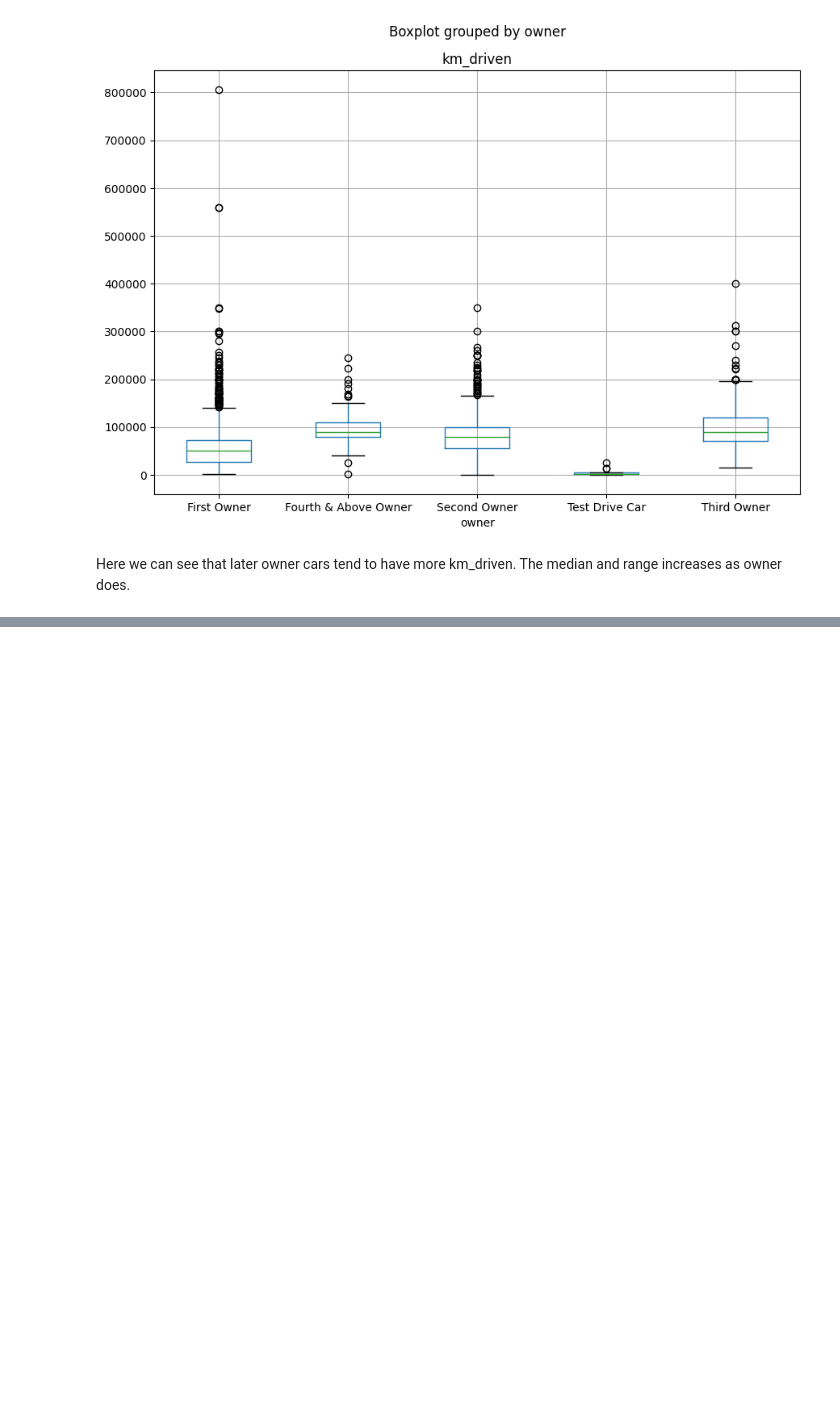
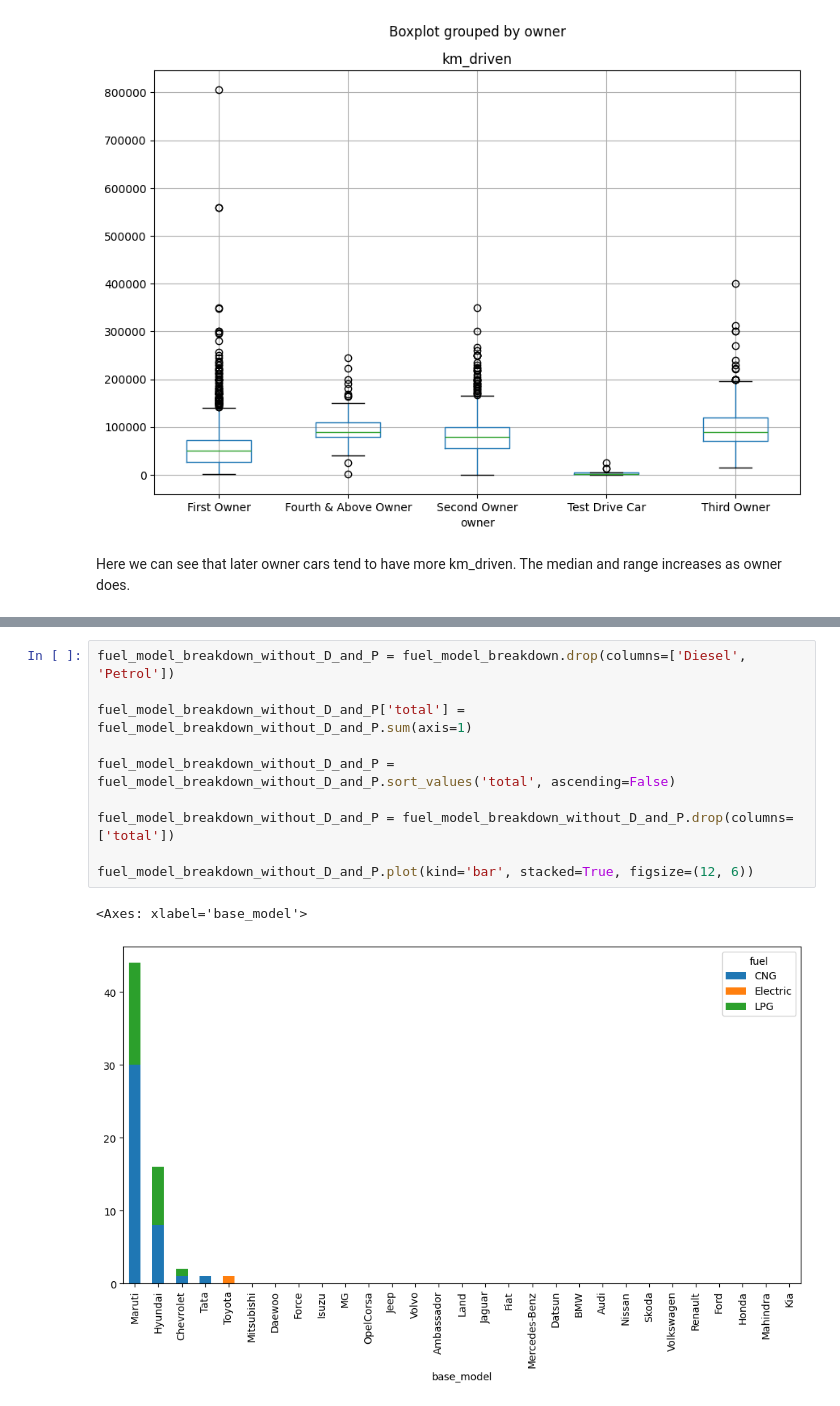
Before and after one commit to leoflewis/631-project-2, a Jupyter notebook: Project-Notebook.ipynb, the cells around one changed output, grey strips where cells are left out. Drawn from its saved outputs; the diff is of its cells as text; blank space fills up the shorter version.

```diff
--- a/Project-Notebook.ipynb
+++ b/Project-Notebook.ipynb
@@ -444,0 +538,13 @@ Here we can see that later owner cars tend to have more km_driven. The median an
+# %%
+fuel_model_breakdown_without_D_and_P = fuel_model_breakdown.drop(columns=['Diesel', 'Petrol'])
+
+fuel_model_breakdown_without_D_and_P['total'] = fuel_model_breakdown_without_D_and_P.sum(axis=1)
+
+fuel_model_breakdown_without_D_and_P = fuel_model_breakdown_without_D_and_P.sort_values('total', ascending=False)
+
+fuel_model_breakdown_without_D_and_P = fuel_model_breakdown_without_D_and_P.drop(columns=['total'])
+
+fuel_model_breakdown_without_D_and_P.plot(kind='bar', stacked=True, figsize=(12, 6))
+# %% [output]
+<Axes: xlabel='base_model'>
+[figure, added]
```
Also changed, not shown: parts of 12 cells of this notebook.
